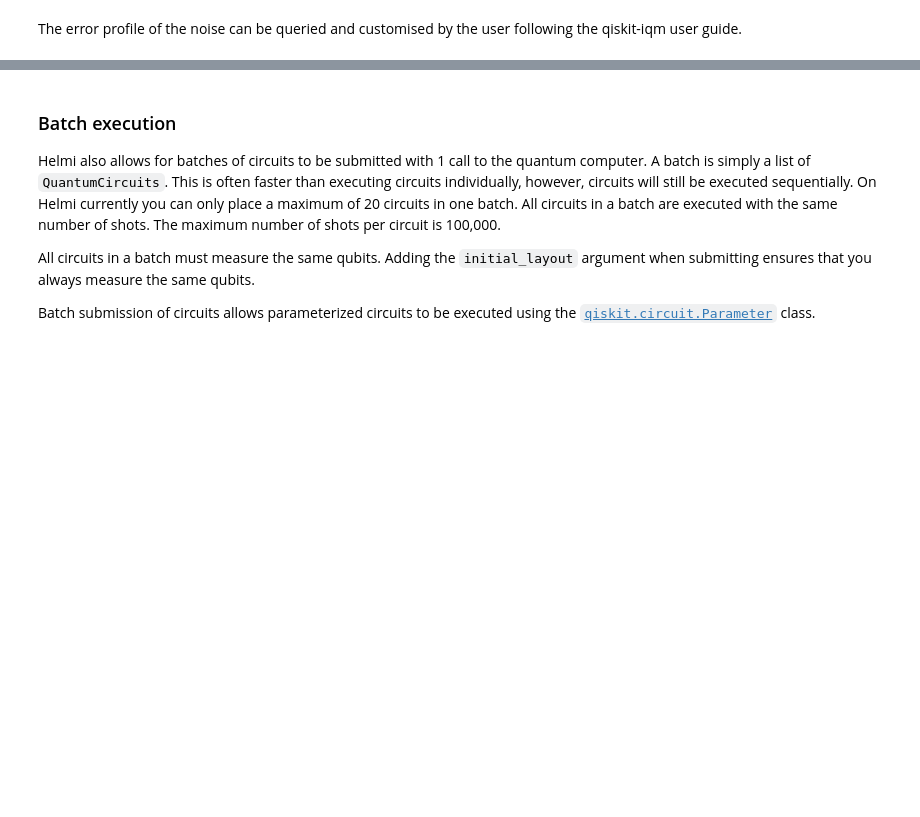
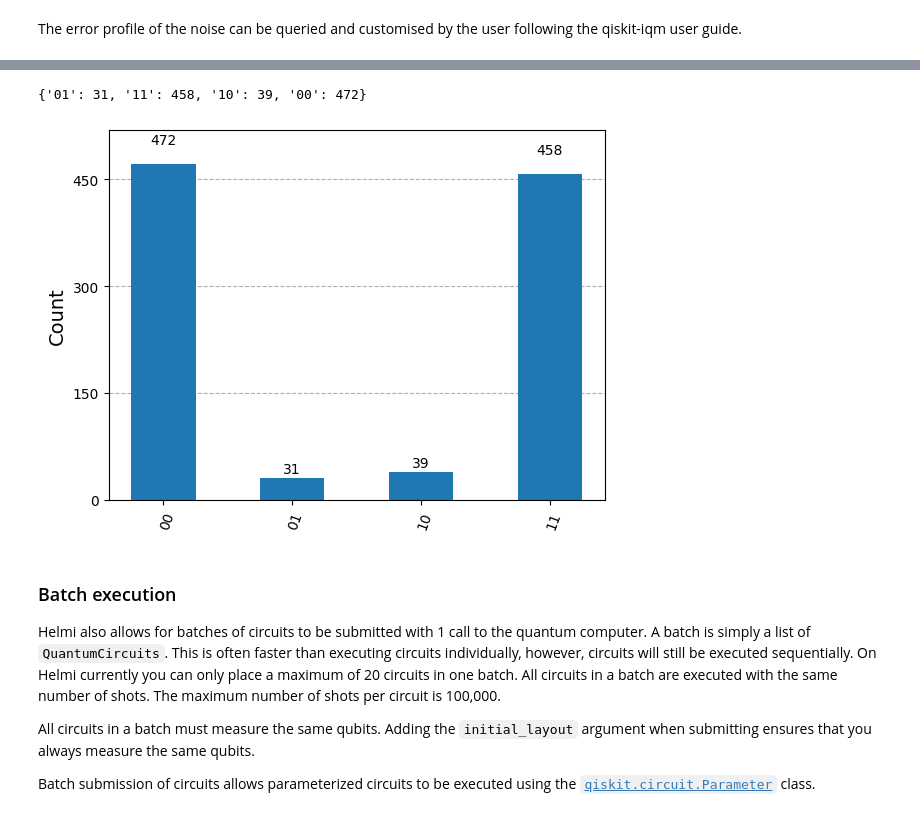
Before and after one commit to vttresearch/quantum-computer-documentation, a Jupyter notebook: docs/examples/intro-to-helmi-qiskit.ipynb, the cells around one changed output, grey strips where cells are left out. Saved outputs shown, nothing was run; the diff lists cells and outputs as text; code cells hidden in the pictures; blank space fills up the shorter version.

```diff
--- a/docs/examples/intro-to-helmi-qiskit.ipynb
+++ b/docs/examples/intro-to-helmi-qiskit.ipynb
@@ -250,9 +249,13 @@ error_profile.name = "fake_helmi"
 
 helmi_fake_backend = fake_backend.copy_with_error_profile(error_profile)
 # %%
-job = execute(circuit, helmi_fake_backend, shots=1000)
+transpiled_job = transpile(circuit,helmi_fake_backend)
+job = helmi_fake_backend.run(circuit,shots=1000)
 print(job.result().get_counts())
 plot_histogram(job.result().get_counts())
+# %% [output]
+{'01': 31, '11': 458, '10': 39, '00': 472}
+[figure, added]
 # %% [markdown]
 ### Batch execution
 
```
Also changed, not shown: parts of 29 cells of this notebook.
